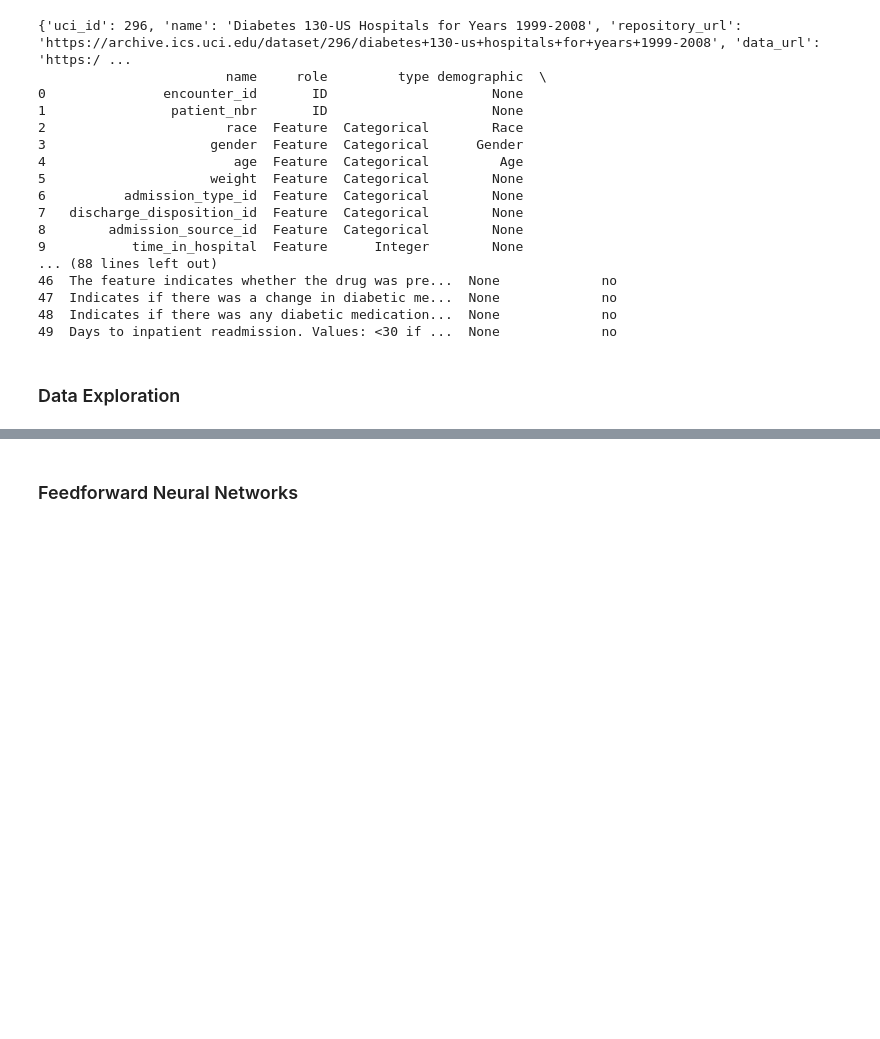
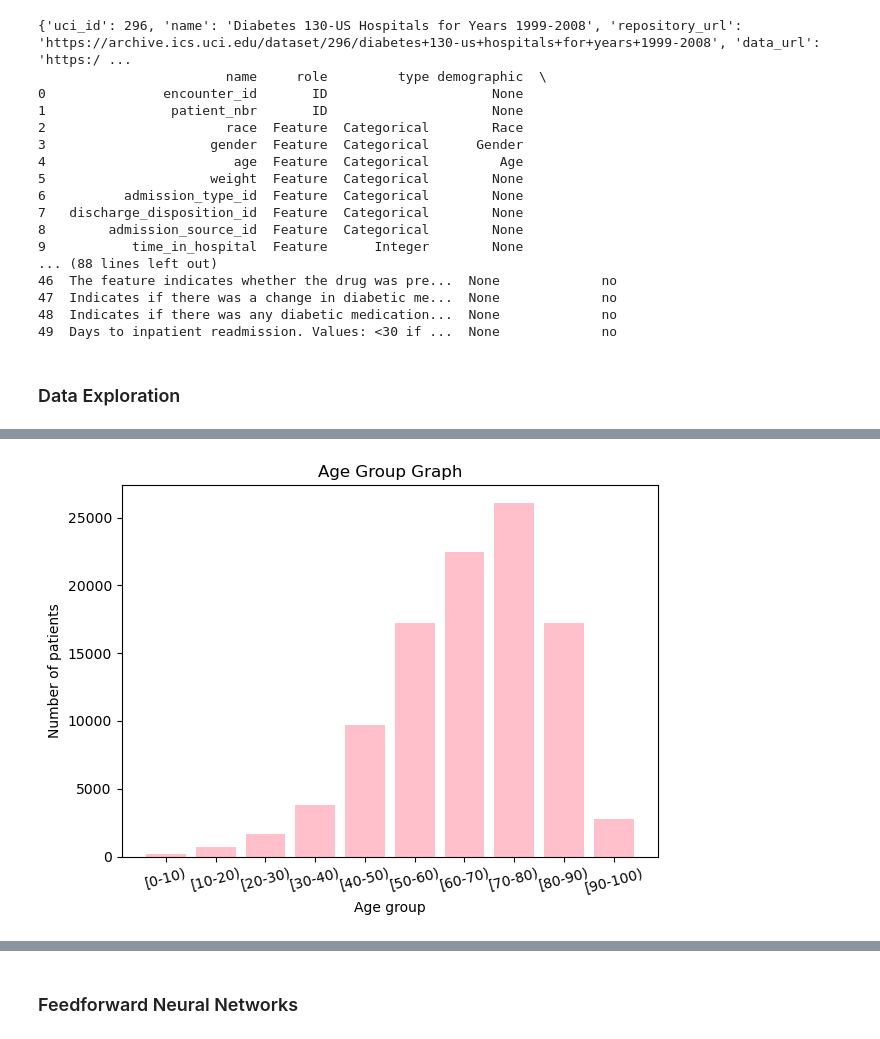
Before and after one commit to mital-i/cs178project, a Jupyter notebook: classifiers.ipynb, the cells around one changed output, grey strips where cells are left out. Saved outputs shown, nothing was run; the diff lists cells and outputs as text; code cells hidden in the pictures; blank space fills up the shorter version.

```diff
--- a/classifiers.ipynb
+++ b/classifiers.ipynb
@@ -51,0 +100,12 @@ print(diabetes_data.variables)
+# %%
+age_counts = X['age'].value_counts().sort_index()
+
+plt.bar(age_counts.index, age_counts.values, color='pink')
+plt.title('Age Group Graph')
+plt.xlabel('Age group')
+plt.ylabel('Number of patients')
+plt.xticks(rotation=15)
+plt.tight_layout()
+plt.show()
+# %% [output]
+[figure, added]
```
Also changed, not shown: parts of 5 cells of this notebook.
